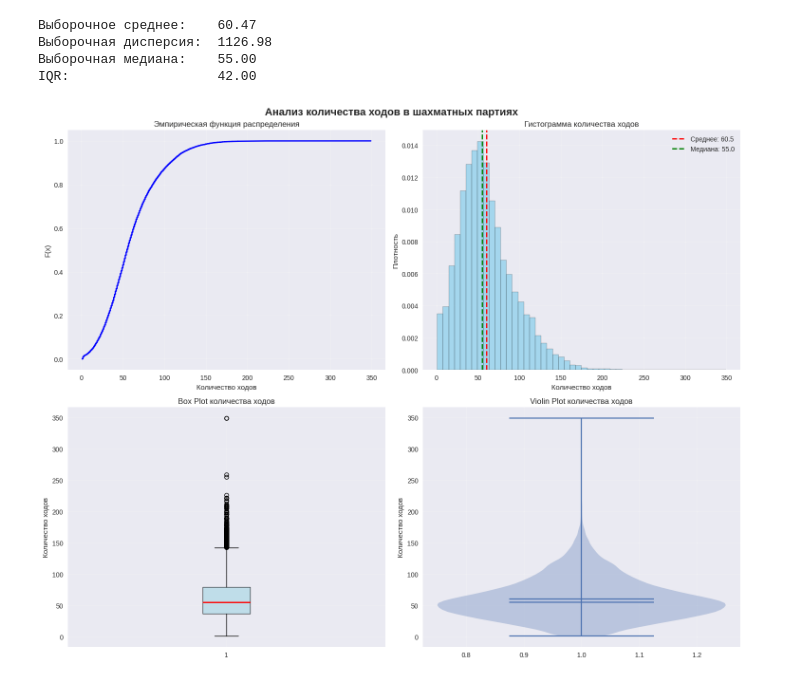
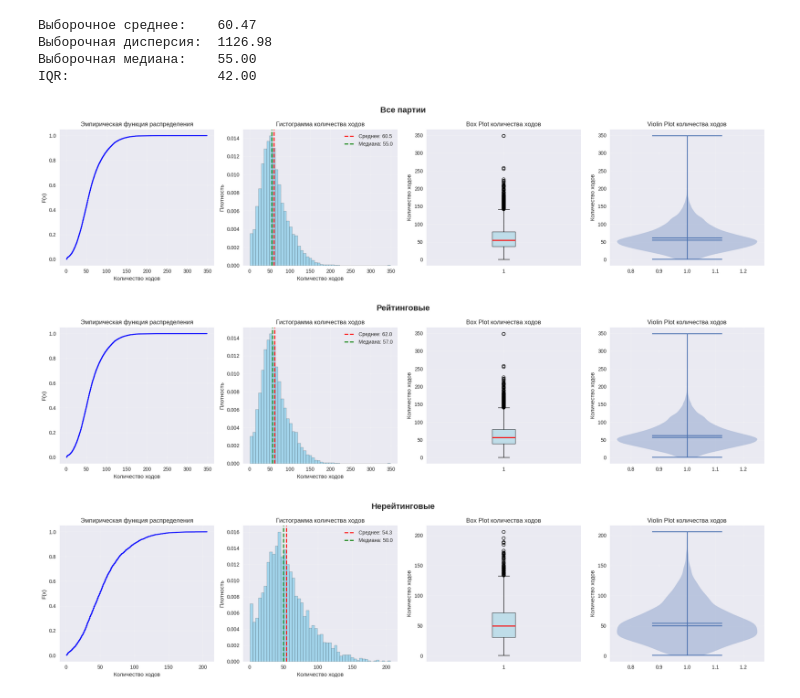
Before and after one commit to V4Vd/matstat, a Jupyter notebook: lab1/task_2.ipynb, the cells around one changed output. Cells and saved outputs as stored; diff of their text form; code cells hidden in the pictures.

```diff
--- a/lab1/task_2.ipynb
+++ b/lab1/task_2.ipynb
@@ -80,51 +79,55 @@ IQR:                   42.00
 # %%
 def plot_analysis(moves: pd.Series, description: str):
     plt.style.use('seaborn-v0_8')
 
     sample_mean = np.mean(moves)
     sample_var = np.var(moves, ddof=1)
     sample_median = np.median(moves)
     q1 = np.percentile(moves, 25)
     q3 = np.percentile(moves, 75)
     iqr = q3 - q1
 
-    fig, axes = plt.subplots(2, 2, figsize=(15, 12))
+    fig, axes = plt.subplots(1, 4, figsize=(20, 5))
     fig.suptitle(description, fontsize=16, fontweight='bold')
 
     # 1. Эмпирическая функция распределения
     sorted_moves = np.sort(moves)
     ecdf_y = np.arange(1, len(sorted_moves) + 1) / len(sorted_moves)
-    axes[0, 0].plot(sorted_moves, ecdf_y, linewidth=2, color='blue')
-    axes[0, 0].set_xlabel('Количество ходов')
-    axes[0, 0].set_ylabel('F(x)')
-    axes[0, 0].set_title('Эмпирическая функция распределения')
-    axes[0, 0].grid(True, alpha=0.3)
+    axes[0].plot(sorted_moves, ecdf_y, linewidth=2, color='blue')
+    axes[0].set_xlabel('Количество ходов')
+    axes[0].set_ylabel('F(x)')
+    axes[0].set_title('Эмпирическая функция распределения')
+    axes[0].grid(True, alpha=0.3)
 
     # 2. Гистограмма
-    axes[0, 1].hist(moves, bins=50, density=True, alpha=0.7, color='skyblue', edgecolor='black')
-    axes[0, 1].axvline(sample_mean, color='red', linestyle='--', linewidth=2, label=f'Среднее: {sample_mean:.1f}')
-    axes[0, 1].axvline(sample_median, color='green', linestyle='--', linewidth=2, label=f'Медиана: {sample_median:.1f}')
-    axes[0, 1].set_xlabel('Количество ходов')
-    axes[0, 1].set_ylabel('Плотность')
-    axes[0, 1].set_title('Гистограмма количества ходов')
-    axes[0, 1].legend()
-    axes[0, 1].grid(True, alpha=0.3)
+    axes[1].hist(moves, bins=50, density=True, alpha=0.7, color='skyblue', edgecolor='black')
+    axes[1].axvline(sample_mean, color='red', linestyle='--', linewidth=2, label=f'Среднее: {sample_mean:.1f}')
+    axes[1].axvline(sample_median, color='green', linestyle='--', linewidth=2, label=f'Медиана: {sample_median:.1f}')
+    axes[1].set_xlabel('Количество ходов')
+    axes[1].set_ylabel('Плотность')
+    axes[1].set_title('Гистограмма количества ходов')
+    axes[1].legend()
+    axes[1].grid(True, alpha=0.3)
 
     # 3. Box plot
-    axes[1, 0].boxplot(moves, vert=True, patch_artist=True, boxprops=dict(facecolor='lightblue', alpha=0.7), medianprops=dict(color='red', linewidth=2))
-    axes[1, 0].set_ylabel('Количество ходов')
-    axes[1, 0].set_title('Box Plot количества ходов')
-    axes[1, 0].grid(True, alpha=0.3)
+    axes[2].boxplot(moves, vert=True, patch_artist=True, boxprops=dict(facecolor='lightblue', alpha=0.7), medianprops=dict(color='red', linewidth=2))
+    axes[2].set_ylabel('Количество ходов')
+    axes[2].set_title('Box Plot количества ходов')
+    axes[2].grid(True, alpha=0.3)
 
     # 4. Violin plot
-    axes[1, 1].violinplot(moves, vert=True, showmeans=True, showmedians=True)
-    axes[1, 1].set_ylabel('Количество ходов')
-    axes[1, 1].set_title('Violin Plot количества ходов')
-    axes[1, 1].grid(True, alpha=0.3)
+    axes[3].violinplot(moves, vert=True, showmeans=True, showmedians=True)
+    axes[3].set_ylabel('Количество ходов')
+    axes[3].set_title('Violin Plot количества ходов')
+    axes[3].grid(True, alpha=0.3)
 
     plt.tight_layout()
     plt.show()
 
-plot_analysis(df[moves_col], 'Анализ количества ходов в шахматных партиях')
+plot_analysis(df[moves_col], 'Все партии')
+plot_analysis(df[moves_col][df[rated_col] == True], 'Рейтинговые')
+plot_analysis(df[moves_col][df[rated_col] == False], 'Нерейтинговые')
 # %% [output]
-[figure, old version]
+[figure, new version]
+[figure, added]
+[figure, added]
```
Also changed, not shown: parts of 1 cell of this notebook.
